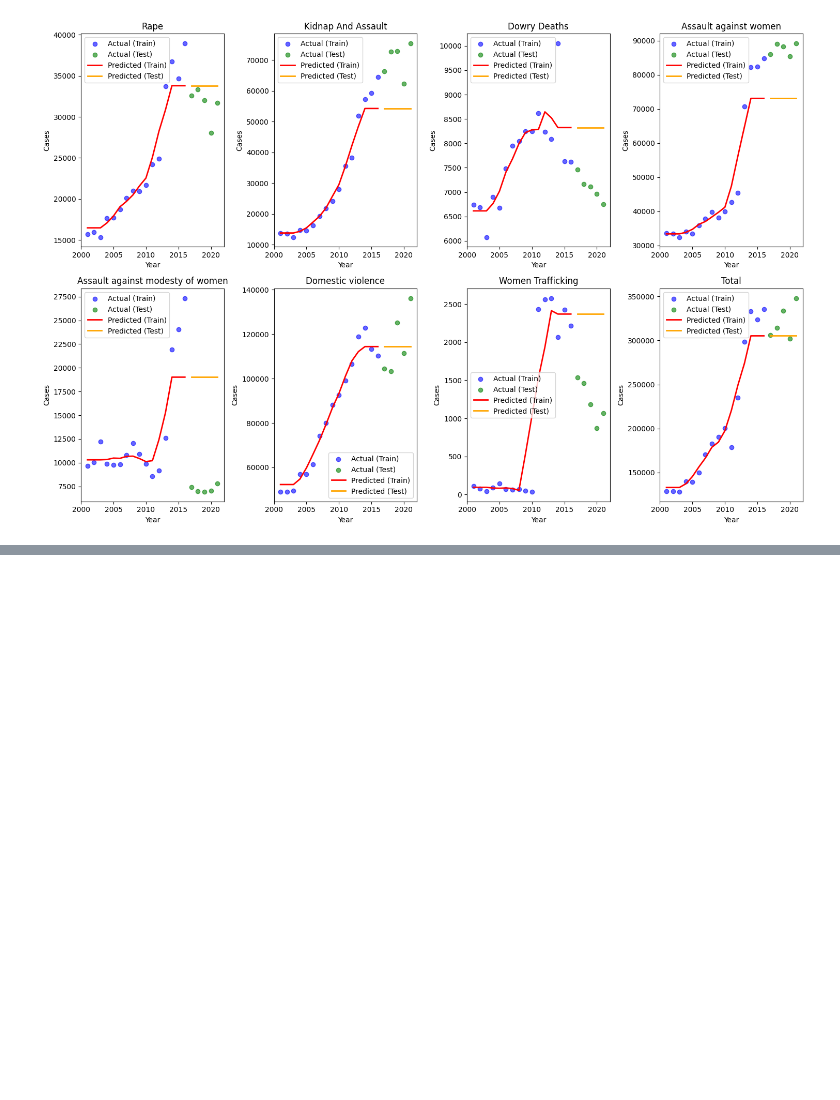
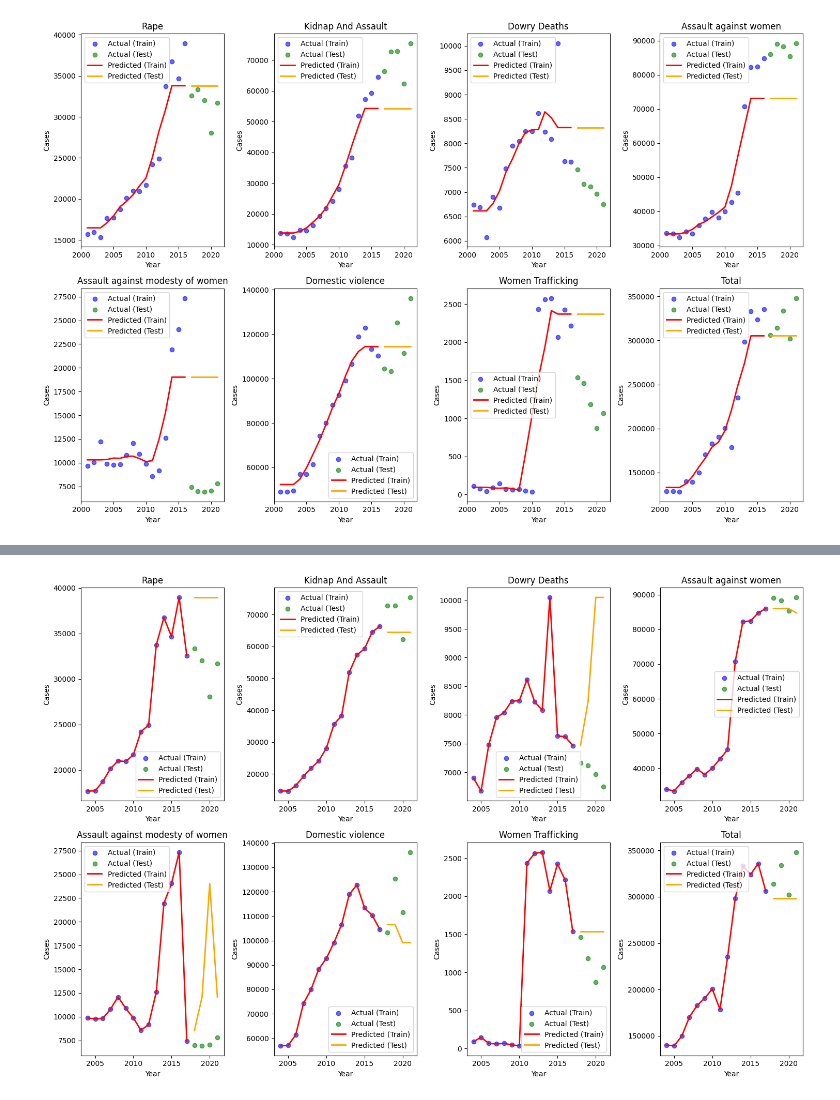
Before and after one commit to stanleyedward/crimes_against_women_india_Analysis, a Jupyter notebook: crime_prediction2021.ipynb, the cells around one changed output, grey strips where cells are left out. Saved outputs shown, nothing was run; the diff lists cells and outputs as text; code cells hidden in the pictures; blank space fills up the shorter version.

```diff
--- a/crime_prediction2021.ipynb
+++ b/crime_prediction2021.ipynb
@@ -928,0 +955,94 @@ CSV index has been reset and 'Unnamed: 0' column removed.
+# %%
+import numpy as np
+import pandas as pd
+import matplotlib.pyplot as plt
+from sklearn.tree import DecisionTreeRegressor
+from sklearn.model_selection import train_test_split
+from sklearn.preprocessing import StandardScaler
+
+# Feature engineering for time series
+def create_features(df, crime_types, lags=3, rolling_window=3):
+    df_features = df.copy()
+
+    # Create lag features
+    for crime_type in crime_types:
+        for lag in range(1, lags+1):
+            df_features[f"{crime_type}_lag_{lag}"] = df[crime_type].shift(lag)
+
+    # Create rolling statistics features (rolling mean and std)
+    for crime_type in crime_types:
+        df_features[f"{crime_type}_rolling_mean"] = df[crime_type].rolling(window=rolling_window).mean()
+        df_features[f"{crime_type}_rolling_std"] = df[crime_type].rolling(window=rolling_window).std()
+
+    # Time-based features
+    df_features['Year'] = df['Year']
+    df_features['Year_diff'] = df['Year'].diff()
+
+    # Drop any rows with NaN values created by lagging/rolling
+    df_features = df_features.dropna().reset_index(drop=True)
+
+    return df_features
+
+# Create Fourier features for seasonality (e.g., yearly seasonality)
+def create_fourier_features(df, period, order):
+    t = np.arange(len(df))
+    for i in range(1, order + 1):
+        df[f'sin_{i}'] = np.sin(2 * np.pi * i * t / period)
+        df[f'cos_{i}'] = np.cos(2 * np.pi * i * t / period)
+    return df
+
+# Assuming 'tf_1' is your original DataFrame
+crime_types = ["Rape", "Kidnap And Assault", "Dowry Deaths",
+               "Assault against women",
+               "Assault against modesty of women", "Domestic violence",
+               "Women Trafficking", "Total"]
+
+# Create lagged and rolling features
+tf_1_features = create_features(tf_1, crime_types)
+
+# Add Fourier terms for yearly seasonality (period = 1 year, order = 2 or 3)
+tf_1_features = create_fourier_features(tf_1_features, period=21, order=3)  # Period = 21 because it's yearly data from 2001-2021
+
+# Separate features (x) and targets (y)
+x = tf_1_features.drop(columns=crime_types)  # All columns except crime types are features
+y = tf_1_features[crime_types]  # Crime types as targets
+
+# Train-test split
+x_train, x_test, y_train, y_test = train_test_split(x, y, test_size=0.2, random_state=42, shuffle=False)
+
+# Plotting
+fig, ax = plt.subplots(2, 4, figsize=(15, 10))
+
+for i, crime_type in enumerate(crime_types):
+    row = i // 4
+    col = i % 4
+
+    # Get the training and testing data for the current crime type
+    y_train_crime = y_train[crime_type]
+    y_test_crime = y_test[crime_type]
+
+    # Train Decision Tree Regressor model
+    model = DecisionTreeRegressor(random_state=42)
+    model.fit(x_train, y_train_crime)
+
+    # Predict on training and testing sets
+    y_train_pred = model.predict(x_train)
+    y_test_pred = model.predict(x_test)
+
+    # Plot the actual vs predicted values
+    ax[row, col].scatter(x_train['Year'], y_train_crime, color='blue', label='Actual (Train)', alpha=0.6)
+    ax[row, col].scatter(x_test['Year'], y_test_crime, color='green', label='Actual (Test)', alpha=0.6)
+    ax[row, col].plot(x_train['Year'], y_train_pred, color='red', linewidth=2, label='Predicted (Train)')
+    ax[row, col].plot(x_test['Year'], y_test_pred, color='orange', linewidth=2, label='Predicted (Test)')
+
+    # Set plot titles and labels
+    ax[row, col].set_title(crime_type)
+    ax[row, col].set_xlabel('Year')
+    ax[row, col].set_ylabel('Cases')
+    ax[row, col].legend()
+
+# Adjust layout and show the plot
+plt.tight_layout()
+plt.show()
+# %% [output]
+[figure, added]
```
Also changed, not shown: parts of 7 cells of this notebook, 1 other file.
